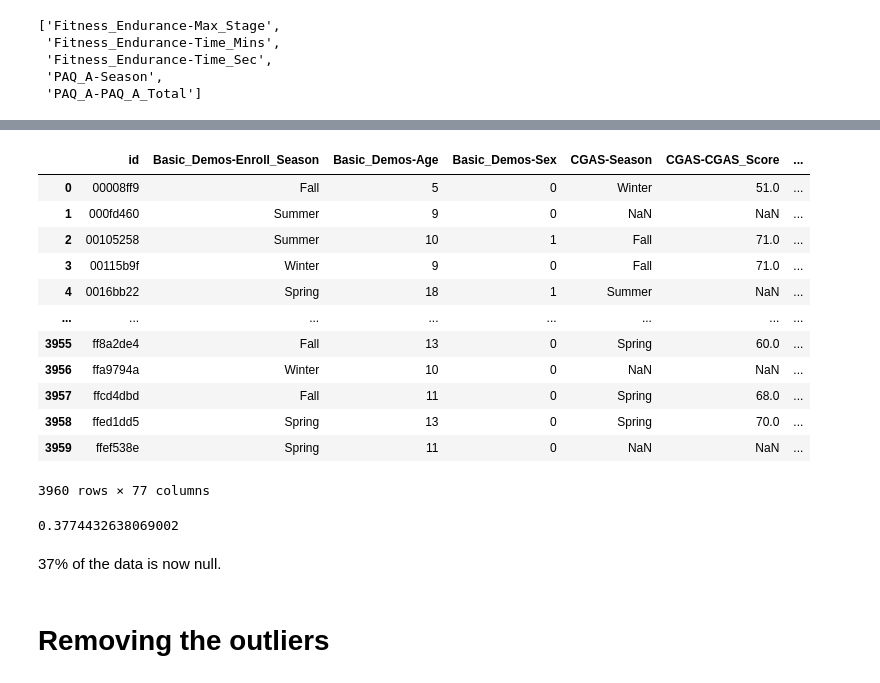
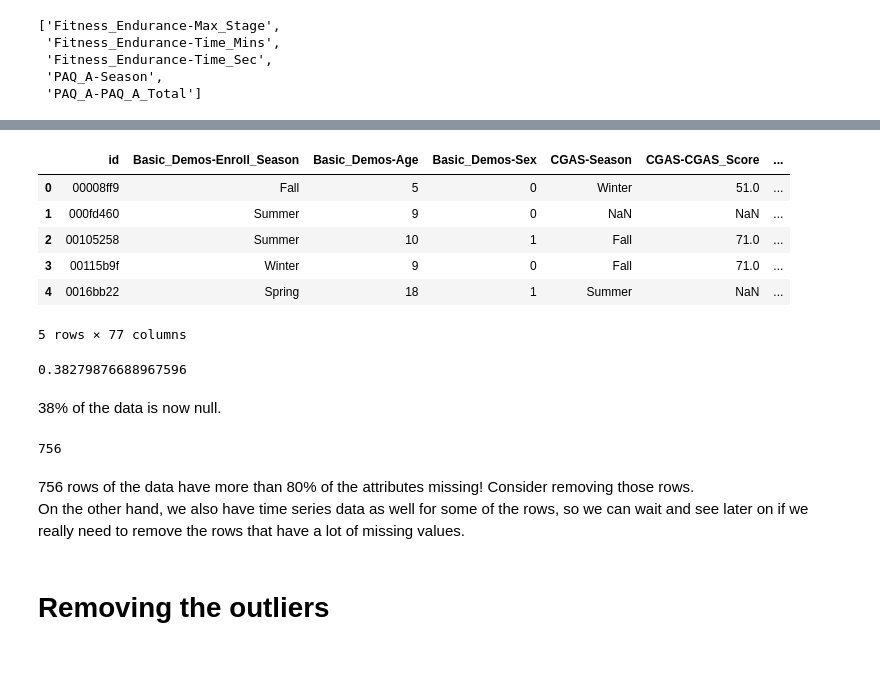
Before and after one commit to k3liang/Problematic-Internet-Use-Predictor, a Jupyter notebook: DataPP.ipynb, the cells around one changed output, grey strips where cells are left out. Drawn from its saved outputs; the diff is of its cells as text; code cells hidden in the pictures.

```diff
--- a/DataPP.ipynb
+++ b/DataPP.ipynb
@@ -65,3 +65,6 @@ df_desc[df_desc['Field'].isin(df.describe().loc['min'][df.describe().loc['min']
 | 43 | Bio-electric Impedance Analysis | BIA-BIA_Fat | Body Fat Percentage | float | NaN | NaN |
 # %% [markdown]
 You cannot have negative bone mineral content, negative fat mass index, or negative body fat percentage. We should replace the negative values with `NaN`.
+# %%
+replaceNegatives = list(df.describe().loc['min'][df.describe().loc['min'] < 0].index)
+replaceNegatives
@@ -109,2 +114,5 @@ A value of 0 is impossible for (BMI, weight, blood pressure, or any fitness test
 
 We should replace these 0 values with `NaN`.
+# %%
+replaceZeros = ['FGC-FGC_TL', 'FGC-FGC_SRR', 'FGC-FGC_SRL', 'FGC-FGC_PU','FGC-FGC_GSD','FGC-FGC_GSND','FGC-FGC_CU','Fitness_Endurance-Time_Sec', 'Fitness_Endurance-Time_Mins','Fitness_Endurance-Max_Stage', 'Physical-Systolic_BP', 'Physical-Diastolic_BP','Physical-Weight','Physical-BMI']
+replaceZeros.reverse()
@@ -110,0 +136,2 @@ We should replace these 0 values with `NaN`.
+# %%
+df[replaceNegatives] = df[replaceNegatives].mask(df[replaceNegatives] <= 0)
@@ -110,0 +142,2 @@ We should replace these 0 values with `NaN`.
+# %%
+df[replaceZeros] = df[replaceZeros].mask(df[replaceZeros] <= 0)
@@ -185,33 +186,34 @@ df_desc[df_desc['Field'].isin(df.columns[df.isnull().sum() > len(df)*0.8])]
 # %%
 """
 filter_null = df.isnull().sum().sort_values(ascending = True) <= (len(df) / 2)
 filter_null = filter_null[filter_null == True]
 list_of_columns_less_null = filter_null.index.to_list()
 df_filter_null = df[list_of_columns_less_null]
 df_filter_null.isna().sum().sum() / len(df_filter_null)
 len(df_filter_null)
 """
 df = df.drop(columns=df.columns[df.isnull().sum() > len(df)*0.8])
-df
+df.head()
 # %% [output]
 |  | id | Basic_Demos-Enroll_Season | Basic_Demos-Age | Basic_Demos-Sex | CGAS-Season | CGAS-CGAS_Score | ... |
 | 0 | 00008ff9 | Fall | 5 | 0 | Winter | 51.0 | ... |
 | 1 | 000fd460 | Summer | 9 | 0 | NaN | NaN | ... |
 | 2 | 00105258 | Summer | 10 | 1 | Fall | 71.0 | ... |
 | 3 | 00115b9f | Winter | 9 | 0 | Fall | 71.0 | ... |
 | 4 | 0016bb22 | Spring | 18 | 1 | Summer | NaN | ... |
-| ... | ... | ... | ... | ... | ... | ... | ... |
-| 3955 | ff8a2de4 | Fall | 13 | 0 | Spring | 60.0 | ... |
-| 3956 | ffa9794a | Winter | 10 | 0 | NaN | NaN | ... |
-| 3957 | ffcd4dbd | Fall | 11 | 0 | Spring | 68.0 | ... |
-| 3958 | ffed1dd5 | Spring | 13 | 0 | Spring | 70.0 | ... |
-| 3959 | ffef538e | Spring | 11 | 0 | NaN | NaN | ... |
-3960 rows × 77 columns
+5 rows × 77 columns
 # %%
 df.isnull().sum().sum() / (df.shape[0] * df.shape[1])
 # %% [output]
-0.3774432638069002
+0.38279876688967596
 # %% [markdown]
-37% of the data is now null.
+38% of the data is now null.
+# %%
+(df.isnull().sum(axis=1) > df.shape[1]*0.8).sum()
+# %% [output]
+756
+# %% [markdown]
+756 rows of the data have more than 80% of the attributes missing! Consider removing those rows.
+On the other hand, we also have time series data as well for some of the rows, so we can wait and see later on if we really need to remove the rows that have a lot of missing values.
 # %% [markdown]
 # Removing the outliers
```
Also changed, not shown: parts of 13 cells of this notebook.
